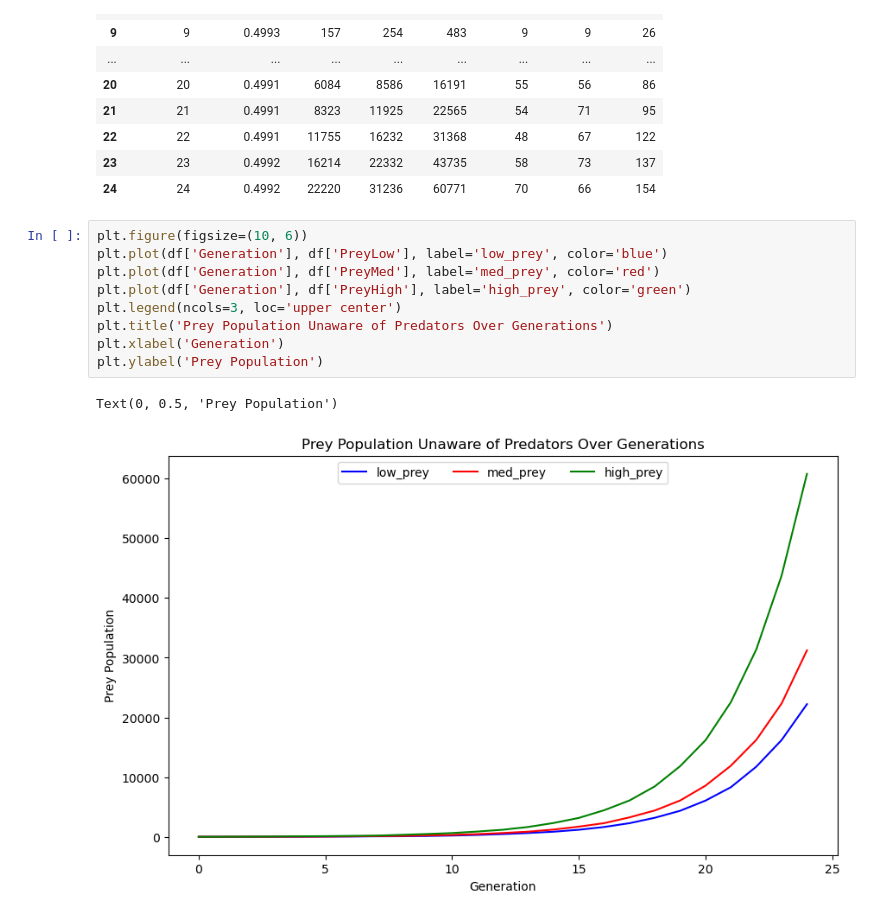
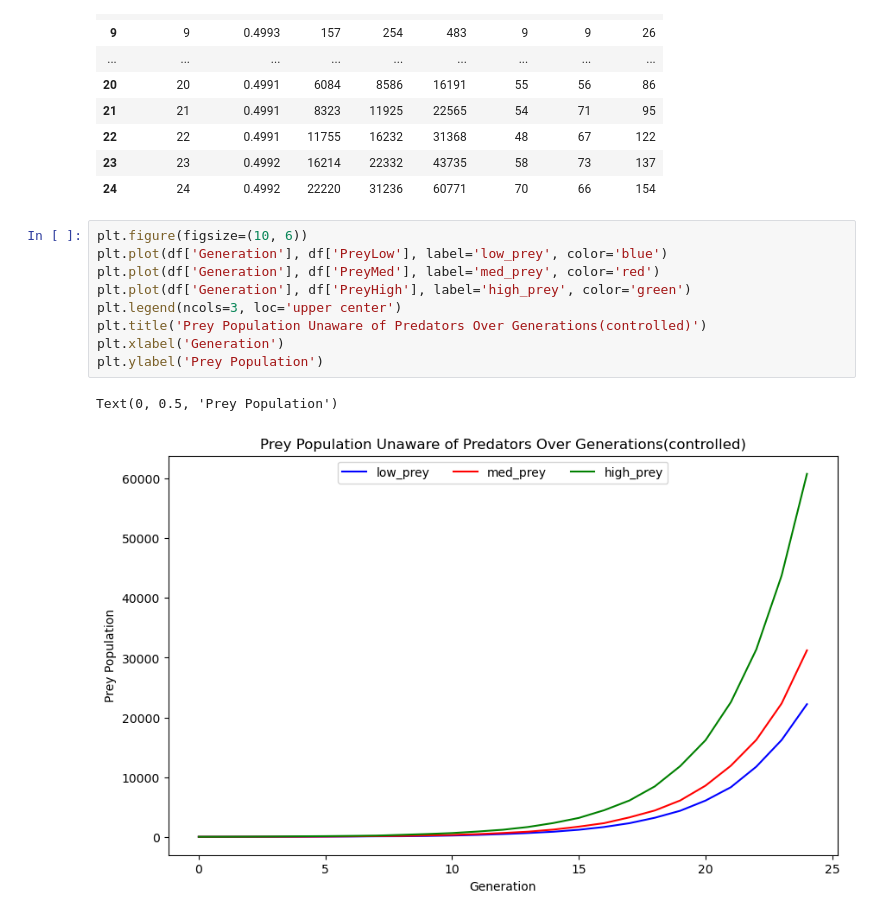
Before and after one commit to CS361-S25/final-project-euwing, a Jupyter notebook: plots.ipynb, the cells around one changed output. Saved outputs shown, nothing was run; the diff lists cells and outputs as text.

```diff
--- a/plots.ipynb
+++ b/plots.ipynb
@@ -26,12 +28,12 @@ df
 # %%
 plt.figure(figsize=(10, 6))
 plt.plot(df['Generation'], df['PreyLow'], label='low_prey', color='blue')
 plt.plot(df['Generation'], df['PreyMed'], label='med_prey', color='red')
 plt.plot(df['Generation'], df['PreyHigh'], label='high_prey', color='green')
 plt.legend(ncols=3, loc='upper center')
-plt.title('Prey Population Unaware of Predators Over Generations')
+plt.title('Prey Population Unaware of Predators Over Generations(controlled)')
 plt.xlabel('Generation')
 plt.ylabel('Prey Population')
 # %% [output]
 Text(0, 0.5, 'Prey Population')
-[figure, old version]
+[figure, new version]
```
Also changed, not shown: parts of 9 cells of this notebook, 19 other files.
